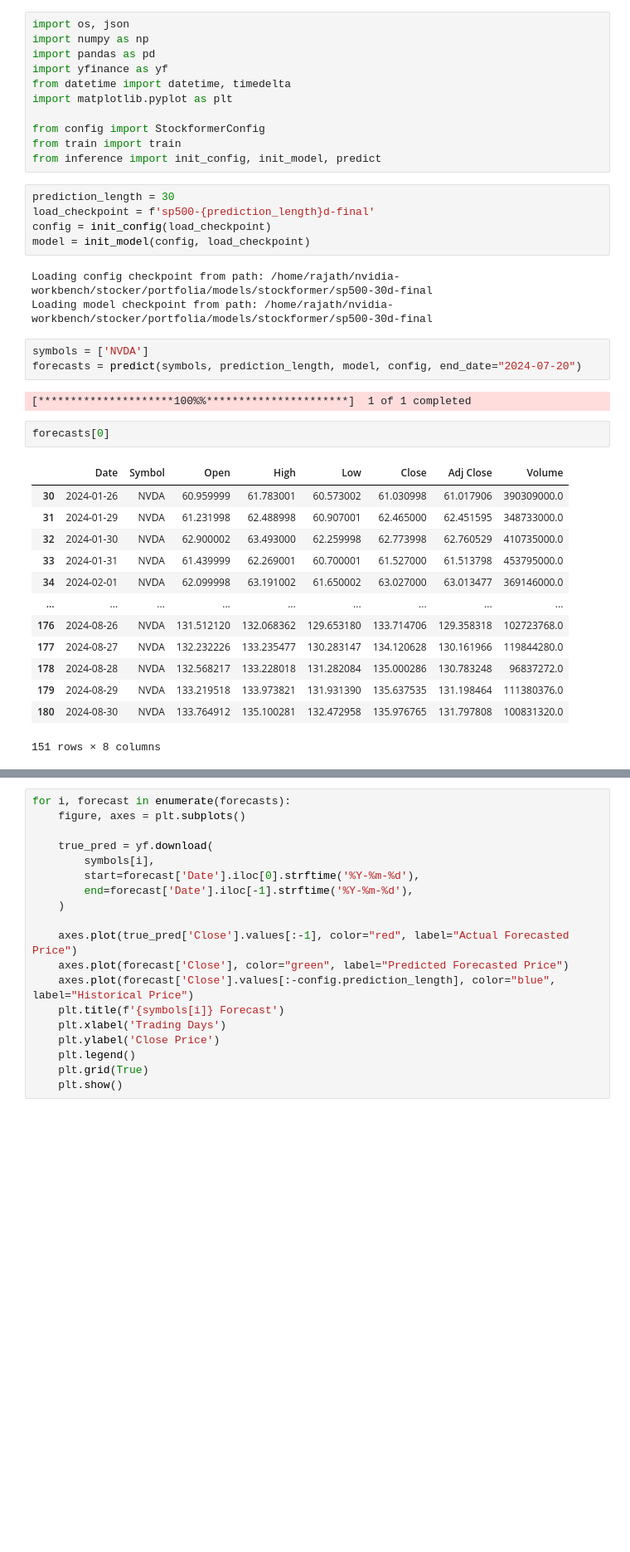
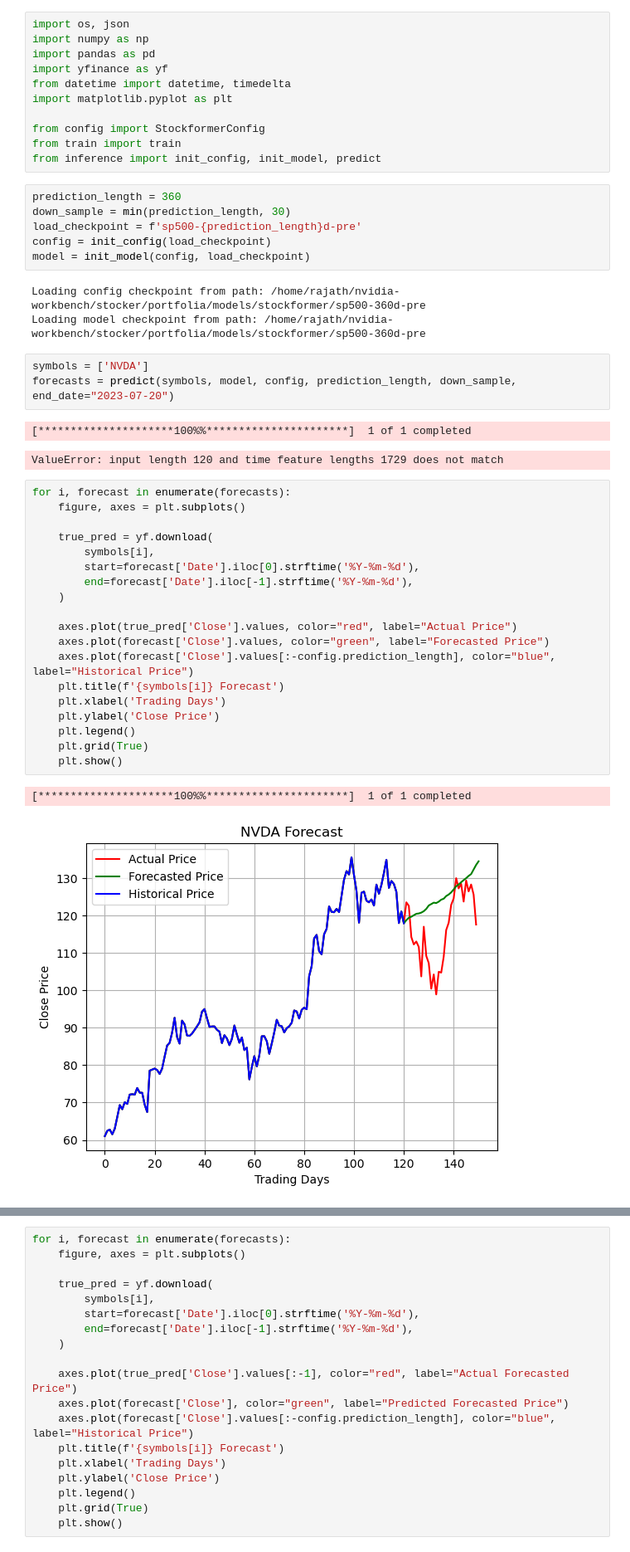
Before and after one commit to maningtian/Ningtian-Ma, a Jupyter notebook: code/stockformer/eval.ipynb, the cells around one changed output, grey strips where cells are left out. Shown: that part at 83% size. Cells and saved outputs as stored; diff of their text form; blank space fills up the shorter version.

```diff
--- a/code/stockformer/eval.ipynb
+++ b/code/stockformer/eval.ipynb
@@ -10,34 +10,42 @@ from config import StockformerConfig
 from train import train
 from inference import init_config, init_model, predict
 # %%
-prediction_length = 30
-load_checkpoint = f'sp500-{prediction_length}d-final'
+prediction_length = 360
+down_sample = min(prediction_length, 30)
+load_checkpoint = f'sp500-{prediction_length}d-pre'
 config = init_config(load_checkpoint)
 model = init_model(config, load_checkpoint)
 # %% [output]
-Loading config checkpoint from path: /home/rajath/nvidia-workbench/stocker/portfolia/models/stockformer/sp500-30d-final
-Loading model checkpoint from path: /home/rajath/nvidia-workbench/stocker/portfolia/models/stockformer/sp500-30d-final
+Loading config checkpoint from path: /home/rajath/nvidia-workbench/stocker/portfolia/models/stockformer/sp500-360d-pre
+Loading model checkpoint from path: /home/rajath/nvidia-workbench/stocker/portfolia/models/stockformer/sp500-360d-pre
 # %%
 symbols = ['NVDA']
-forecasts = predict(symbols, prediction_length, model, config, end_date="2024-07-20")
+forecasts = predict(symbols, model, config, prediction_length, down_sample, end_date="2023-07-20")
 # %% [output]
 [*********************100%%**********************]  1 of 1 completed
+ValueError: input length 120 and time feature lengths 1729 does not match
-# %%
-forecasts[0]
-# %% [output]
-|  | Date | Symbol | Open | High | Low | Close | Adj Close | Volume |
-| 30 | 2024-01-26 | NVDA | 60.959999 | 61.783001 | 60.573002 | 61.030998 | 61.017906 | 390309000.0 |
-| 31 | 2024-01-29 | NVDA | 61.231998 | 62.488998 | 60.907001 | 62.465000 | 62.451595 | 348733000.0 |
-| 32 | 2024-01-30 | NVDA | 62.900002 | 63.493000 | 62.259998 | 62.773998 | 62.760529 | 410735000.0 |
-| 33 | 2024-01-31 | NVDA | 61.439999 | 62.269001 | 60.700001 | 61.527000 | 61.513798 | 453795000.0 |
-| 34 | 2024-02-01 | NVDA | 62.099998 | 63.191002 | 61.650002 | 63.027000 | 63.013477 | 369146000.0 |
-| ... | ... | ... | ... | ... | ... | ... | ... | ... |
-| 176 | 2024-08-26 | NVDA | 131.512120 | 132.068362 | 129.653180 | 133.714706 | 129.358318 | 102723768.0 |
-| 177 | 2024-08-27 | NVDA | 132.232226 | 133.235477 | 130.283147 | 134.120628 | 130.161966 | 119844280.0 |
-| 178 | 2024-08-28 | NVDA | 132.568217 | 133.228018 | 131.282084 | 135.000286 | 130.783248 | 96837272.0 |
-| 179 | 2024-08-29 | NVDA | 133.219518 | 133.973821 | 131.931390 | 135.637535 | 131.198464 | 111380376.0 |
-| 180 | 2024-08-30 | NVDA | 133.764912 | 135.100281 | 132.472958 | 135.976765 | 131.797808 | 100831320.0 |
-151 rows × 8 columns
+# %%
+for i, forecast in enumerate(forecasts):
+    figure, axes = plt.subplots()
+
+    true_pred = yf.download(
+        symbols[i],
+        start=forecast['Date'].iloc[0].strftime('%Y-%m-%d'),
+        end=forecast['Date'].iloc[-1].strftime('%Y-%m-%d'),
+    )
+
+    axes.plot(true_pred['Close'].values, color="red", label="Actual Price")
+    axes.plot(forecast['Close'].values, color="green", label="Forecasted Price")
+    axes.plot(forecast['Close'].values[:-config.prediction_length], color="blue", label="Historical Price")
+    plt.title(f'{symbols[i]} Forecast')
+    plt.xlabel('Trading Days')
+    plt.ylabel('Close Price')
+    plt.legend()
+    plt.grid(True)
+    plt.show()
+# %% [output]
+[*********************100%%**********************]  1 of 1 completed
+[figure, added]
 # %%
 for i, forecast in enumerate(forecasts):
     figure, axes = plt.subplots()
```
Also changed, not shown: parts of 2 cells of this notebook, 6 other files.
